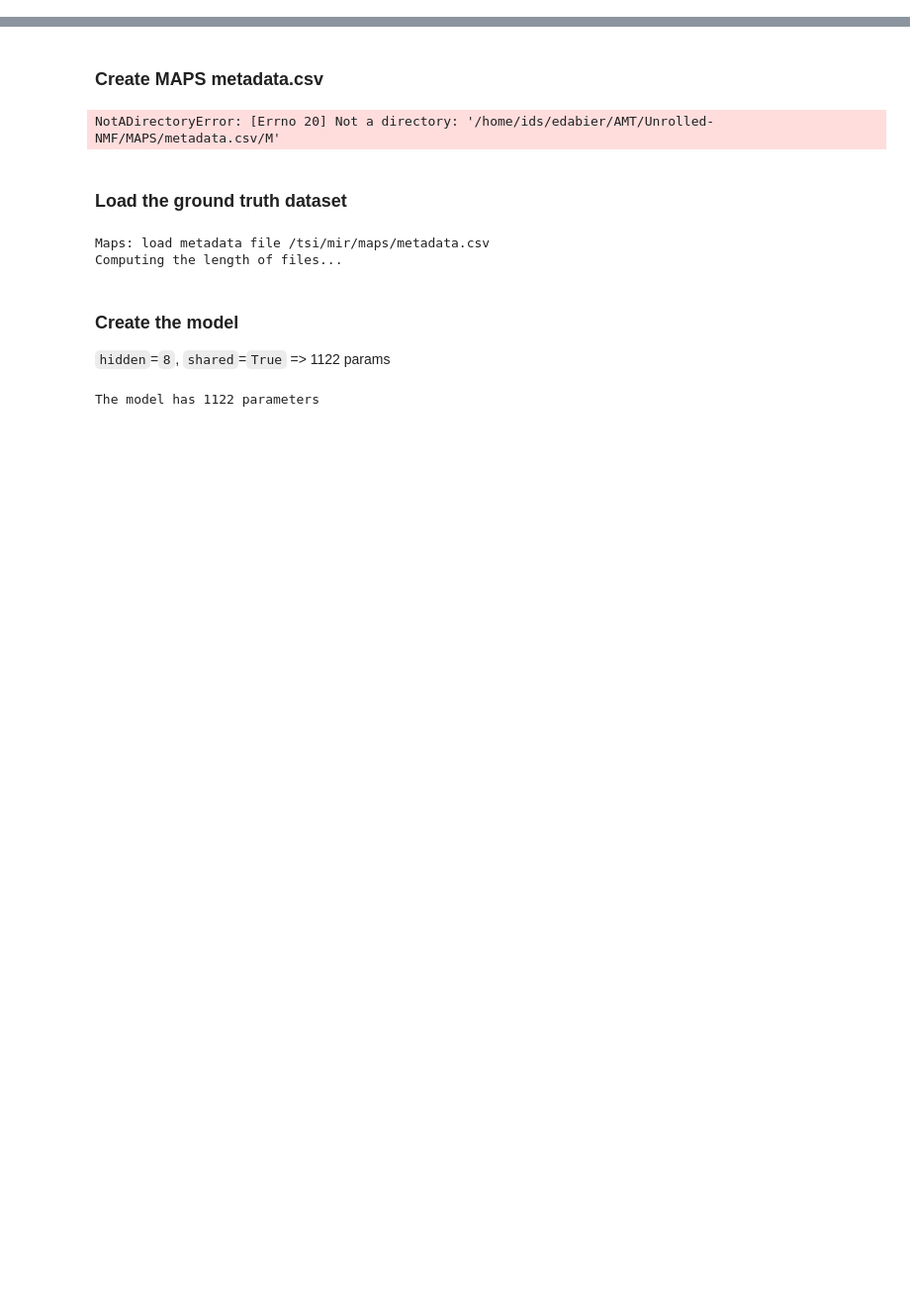
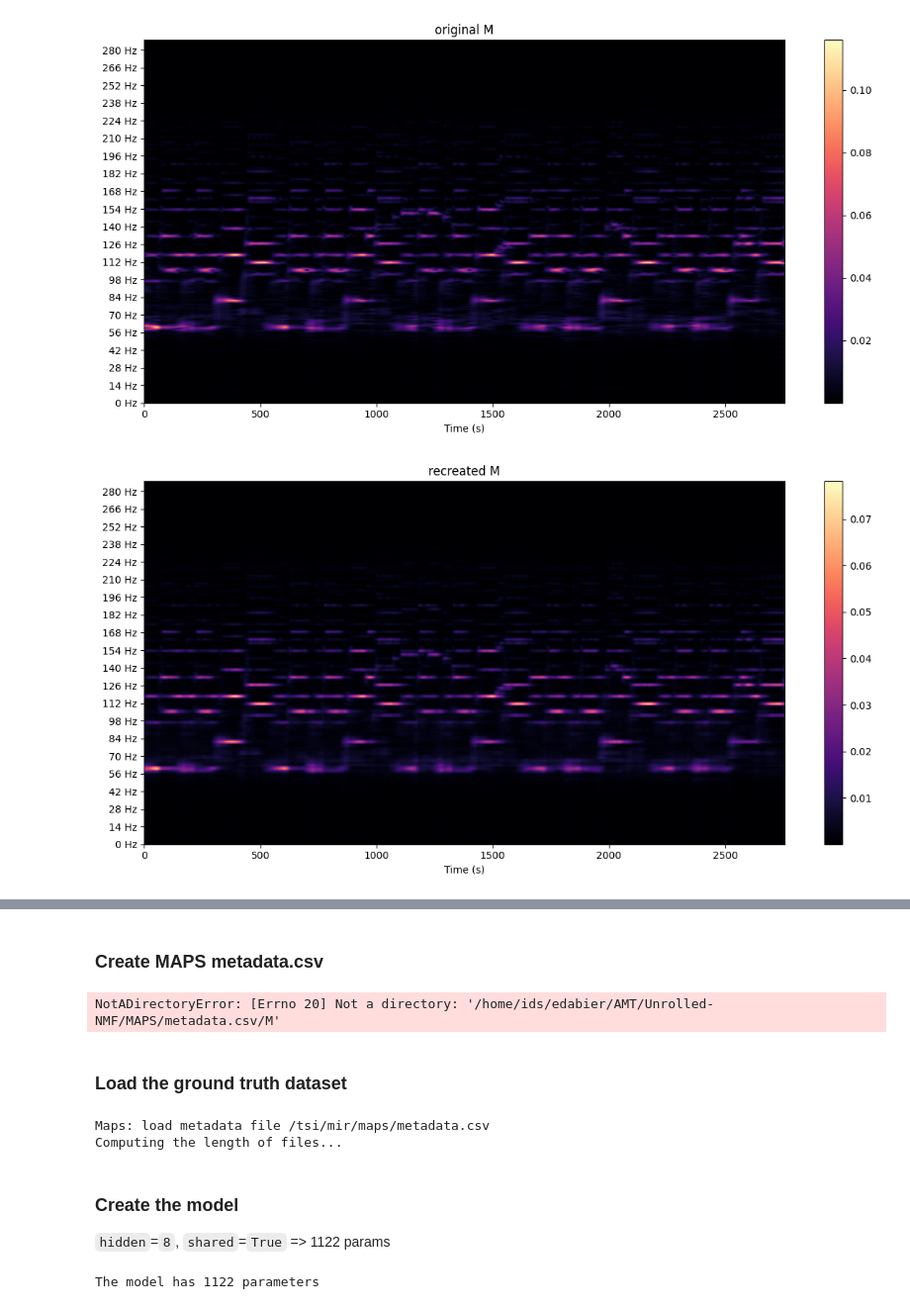
Before and after one commit to edabier/Unrolled-NMF, a Jupyter notebook: training_on_dataset.ipynb, the cells around one changed output, grey strips where cells are left out. Shown at 99% size. Saved outputs shown, nothing was run; the diff lists cells and outputs as text; code cells hidden in the pictures; blank space fills up the shorter version.

```diff
--- a/training_on_dataset.ipynb
+++ b/training_on_dataset.ipynb
@@ -32,34 +32,37 @@ clip=False
 dtype = None
 W_path = '/home/ids/edabier/AMT/Unrolled-NMF/test-data/synth-single-notes'
 
 ralmu = models.RALMU(l=88, beta=1, W_path=W_path, n_iter=n_iter, hidden=16, n_init_steps=1, shared=shared, return_layers=False, aw_2d=aw2d, clip_H=clip, dtype=dtype)
 state_dict = torch.load('/home/ids/edabier/AMT/Unrolled-NMF/models/checkpoint.pt')
 ralmu.load_state_dict(state_dict['model_state_dict'])
 
 y, sr = torchaudio.load("test-data/piano-dataset/audios/example-7.wav")
 M, times, freqs_M = spec.cqt_spec(y, sr, normalize_thresh=0.1)
 single_note = 'test-data/synth-single-notes'
 W, freqs, sample_rate, true_freqs = init.init_W(single_note, normalize_thresh=0.1)
-H = init.init_H(l=88, t=M.shape[1], W=W, M=M, n_init_steps=10, device=dev)
+H = init.init_H(W=W, M=M, n_init_steps=10, device=dev)
 midi, onset, offset, _ = spec.midi_to_pianoroll(f"test-data/piano-dataset/midis/example-7.mid", y, times, hop_length=128, sr=sr)
 midi = midi.to(dev)
 
 ralmu.eval()
 with torch.no_grad():
-    W_hat, H_hat, M_hat, norm = ralmu.forward(M, device=dev)
+    W_hat, H_hat, M_hat = ralmu.forward(M, device=dev)
     M_hat = M_hat.detach()
 
 spec.vis_cqt_spectrogram(M.cpu(), title="original M")
 spec.vis_cqt_spectrogram(M_hat.cpu(), title="recreated M")
 # spec.vis_cqt_spectrogram(M.cpu(), title="original M")
 # spec.vis_cqt_spectrogram(M_hat.cpu(), title="recreated M")
 # fig, axs = plt.subplots(2,3, figsize=(30,20))
 
 # axs[0,0].imshow(M.cpu(), extent="auto", cmap="magma")
 # axs[0,1].imshow(H.cpu(), extent="auto", cmap="magma")
 # axs[0,2].imshow(W.cpu(), extent="auto", cmap="magma")
 # axs[1,0].imshow(M_hat.cpu(), extent="auto", cmap="magma")
 # axs[1,1].imshow(H_hat.cpu(), extent="auto", cmap="magma")
 # axs[1,2].imshow(W_hat.cpu(), extent="auto", cmap="magma")
+# %% [output]
+[figure, added]
+[figure, added]
 # %%
 _, notes_hat = init.W_to_pitch(W_hat, true_freqs=None, use_max=True)
```
Also changed, not shown: parts of 1 cell of this notebook, 2 other files.
